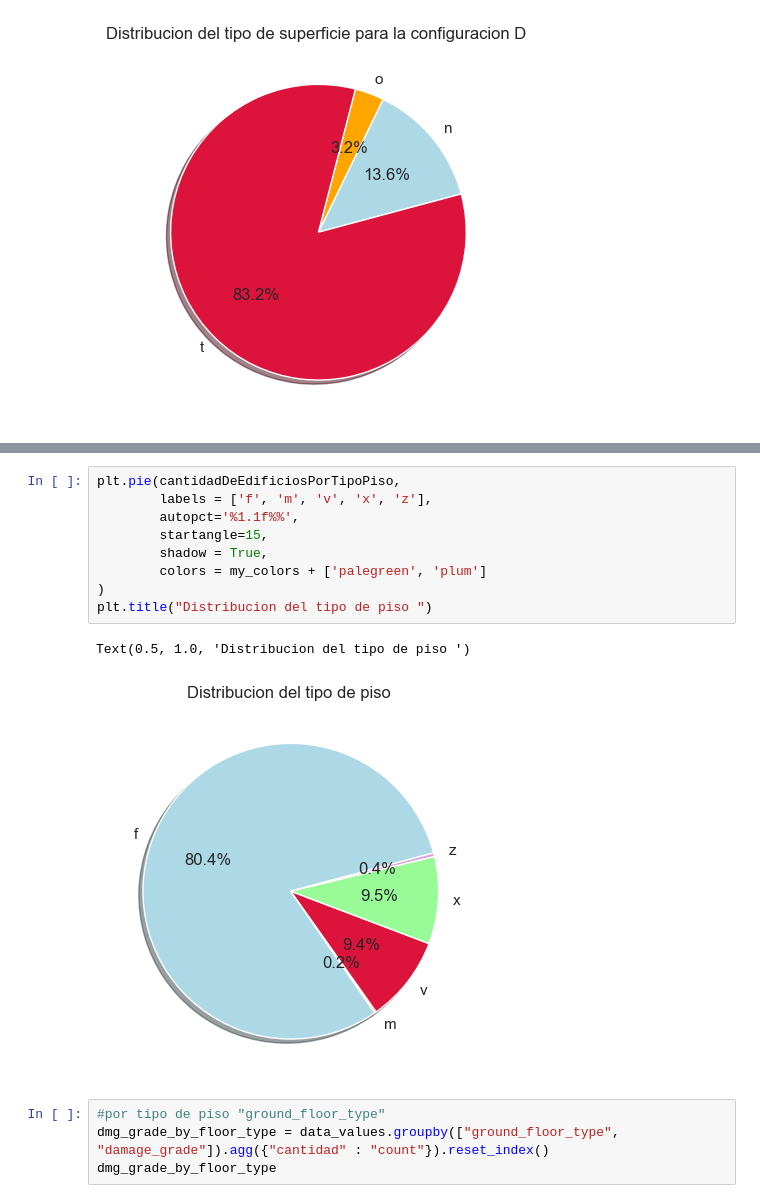
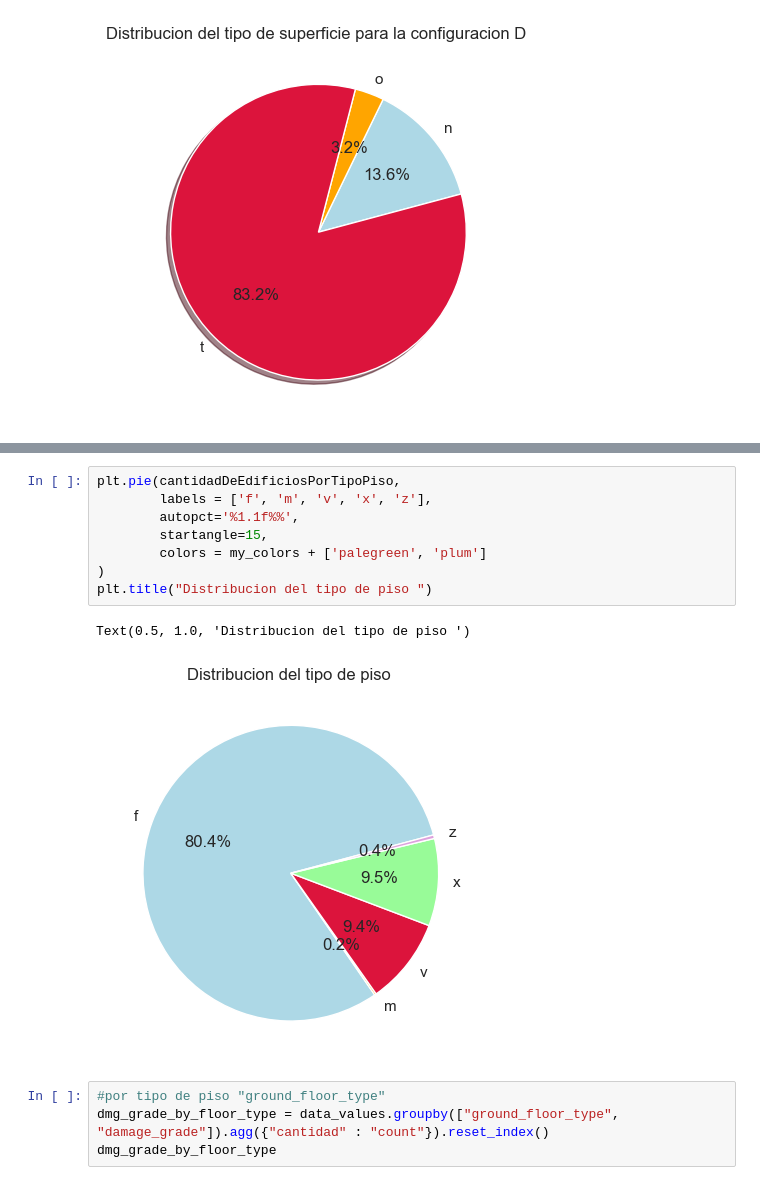
Before and after one commit to DanteReinaudo/EarthquakeDamagePrediction, a Jupyter notebook: tp1/analisis_joaco.ipynb, the cells around one changed output, grey strips where cells are left out. Drawn from its saved outputs; the diff is of its cells as text.

```diff
--- a/tp1/analisis_joaco.ipynb
+++ b/tp1/analisis_joaco.ipynb
@@ -294,15 +308,14 @@ cantidadDeEdificiosPorTipoPiso
 # %%
 plt.pie(cantidadDeEdificiosPorTipoPiso,
         labels = ['f', 'm', 'v', 'x', 'z'],
         autopct='%1.1f%%',
         startangle=15,
-        shadow = True,
         colors = my_colors + ['palegreen', 'plum']
 )
 plt.title("Distribucion del tipo de piso ")
 # %% [output]
 Text(0.5, 1.0, 'Distribucion del tipo de piso ')
-[figure, old version]
+[figure, new version]
 # %%
 #por tipo de piso "ground_floor_type"
 dmg_grade_by_floor_type = data_values.groupby(["ground_floor_type", "damage_grade"]).agg({"cantidad" : "count"}).reset_index()
```
Also changed, not shown: parts of 4 cells of this notebook.
